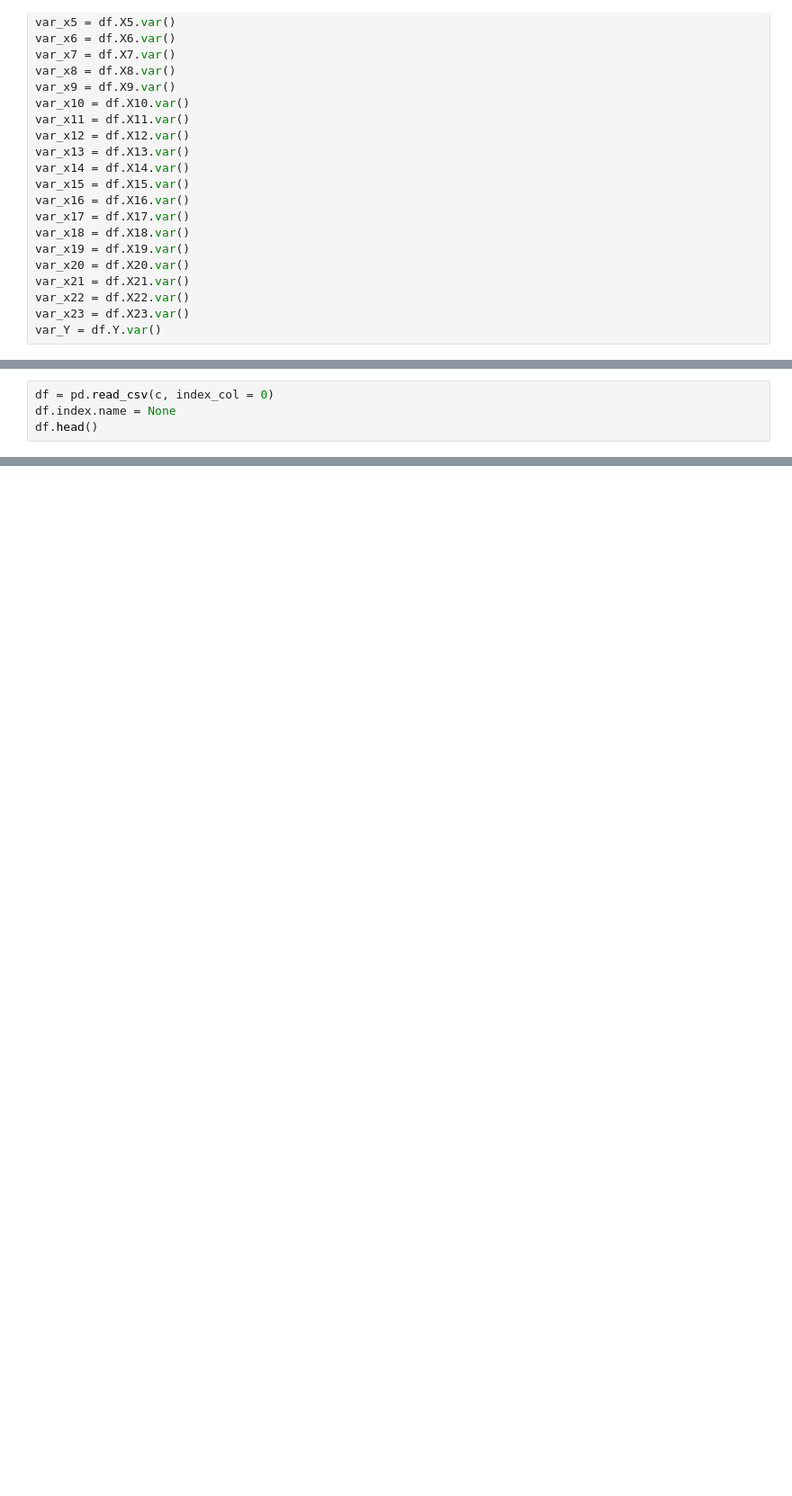
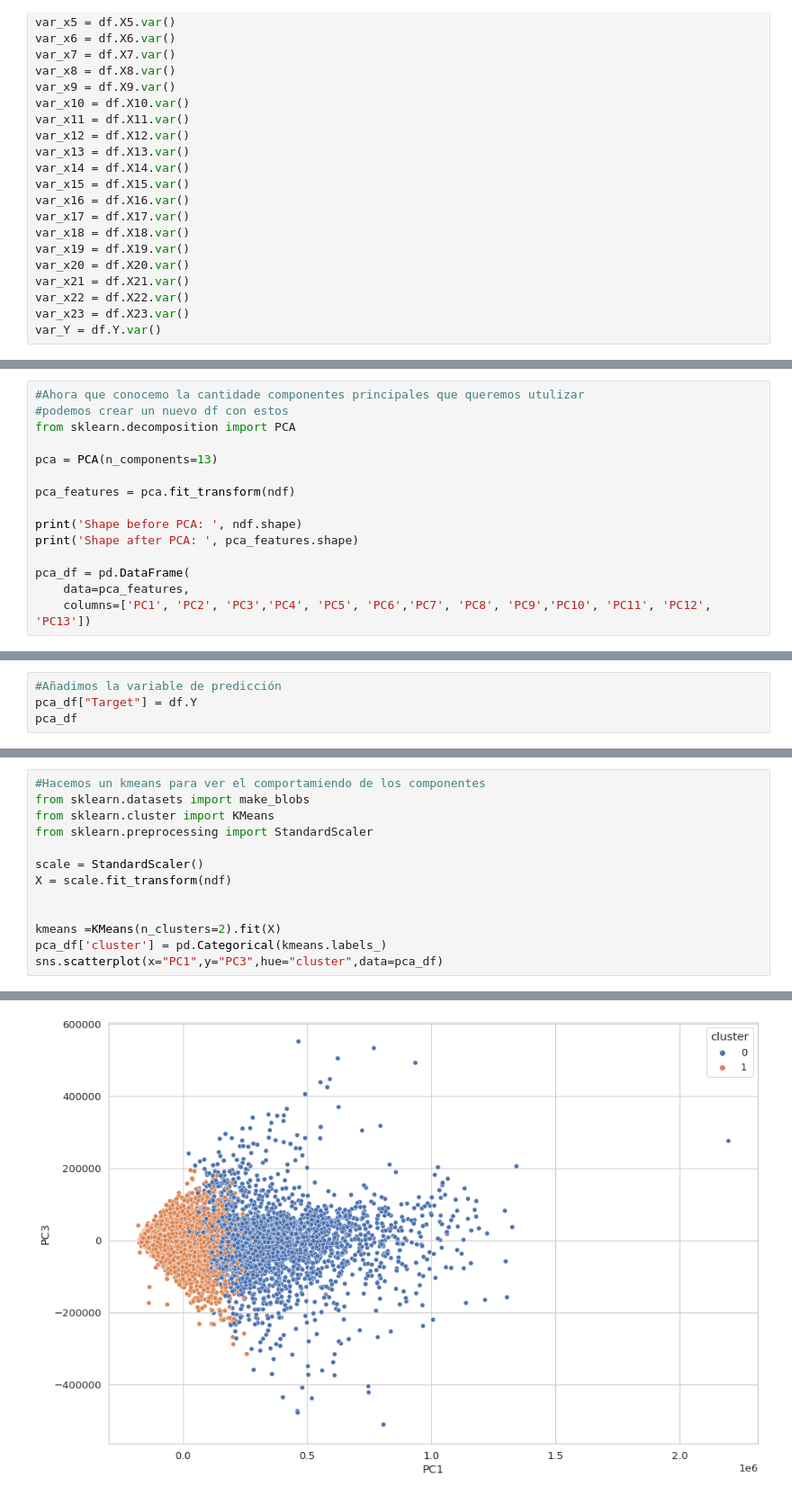
Before and after one commit to PosgradoMNA/actividades-del-projecto-equipo-125, a Jupyter notebook: Actividad_Semanal_4.ipynb, the cells around one changed output, grey strips where cells are left out. Shown at 90% size. Drawn from its saved outputs; the diff is of its cells as text; blank space fills up the shorter version.

```diff
--- a/Actividad_Semanal_4.ipynb
+++ b/Actividad_Semanal_4.ipynb
@@ -641,4 +346,0 @@ c = "https://raw.githubusercontent.com/tec03/Datasets/main/datasets/Cartwheeldat
-# %%
-df = pd.read_csv(c, index_col = 0)
-df.index.name = None
-df.head()
@@ -656,0 +384,15 @@ normalizacion(varX)
+# %%
+#Ahora que conocemo la cantidade componentes principales que queremos utulizar
+#podemos crear un nuevo df con estos
+from sklearn.decomposition import PCA
+
+pca = PCA(n_components=13)
+
+pca_features = pca.fit_transform(ndf)
+
+print('Shape before PCA: ', ndf.shape)
+print('Shape after PCA: ', pca_features.shape)
+
+pca_df = pd.DataFrame(
+    data=pca_features,
+    columns=['PC1', 'PC2', 'PC3','PC4', 'PC5', 'PC6','PC7', 'PC8', 'PC9','PC10', 'PC11', 'PC12', 'PC13'])
@@ -656,0 +402,4 @@ normalizacion(varX)
+# %%
+#Añadimos la variable de predicción
+pca_df["Target"] = df.Y
+pca_df
@@ -656,0 +420,14 @@ normalizacion(varX)
+# %%
+#Hacemos un kmeans para ver el comportamiendo de los componentes
+from sklearn.datasets import make_blobs
+from sklearn.cluster import KMeans
+from sklearn.preprocessing import StandardScaler
+
+scale = StandardScaler()
+X = scale.fit_transform(ndf)
+
+
+kmeans =KMeans(n_clusters=2).fit(X)
+pca_df['cluster'] = pd.Categorical(kmeans.labels_)
+sns.scatterplot(x="PC1",y="PC3",hue="cluster",data=pca_df)
+# %% [output]
@@ -656,0 +435 @@ normalizacion(varX)
+[figure, added]
```
Also changed, not shown: parts of 115 cells of this notebook.
